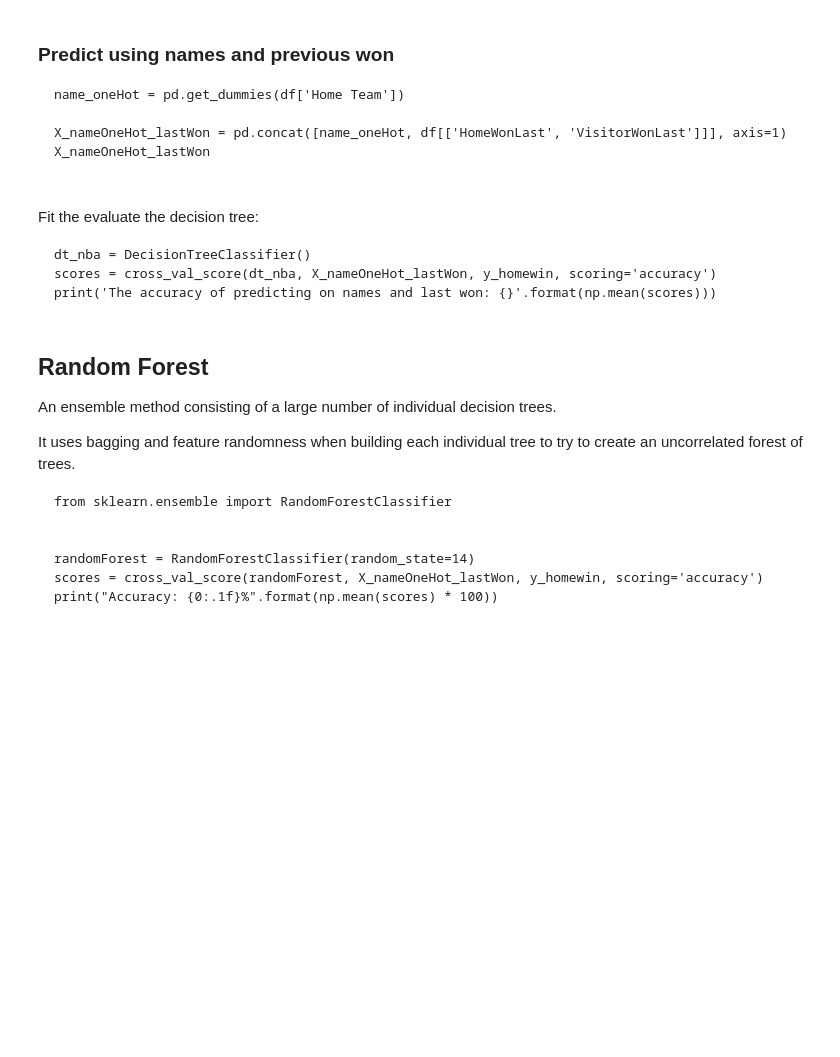
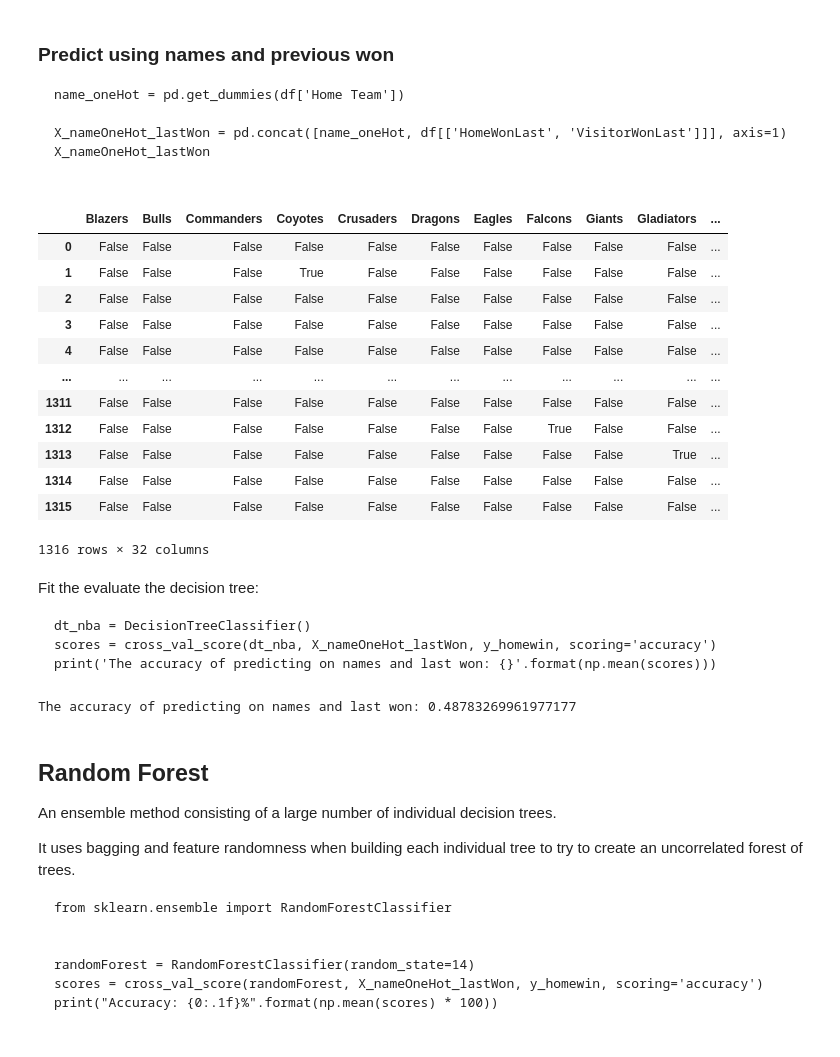
Before and after one commit to dornercr/INFO371, a Jupyter notebook: INFO371_Week5_FeatureE_CrossV.ipynb, the cells around one changed output. Drawn from its saved outputs; the diff is of its cells as text; code cells hidden in the pictures; blank space fills up the shorter version.

````diff
--- a/INFO371_Week5_FeatureE_CrossV.ipynb
+++ b/INFO371_Week5_FeatureE_CrossV.ipynb
@@ -54,6 +89,8 @@ df.head()
 ```
 df["HomeWin"] = df["VisitorPts"] < df["HomePts"]
 ```
+# %%
+df["HomeWin"] = df["VisitorPts"] < df["HomePts"]
 # %% [markdown]
 ## Extract the target values
 
@@ -198,6 +345,9 @@ Initialize two new columns with False (0) values:
 df['HomeWonLast'] = 0 # did the home team win its last game?
 df['VisitorWonLast'] = 0 # did the visitor team win its last game?
 ```
+# %%
+df['HomeWonLast'] = 0 # did the home team win its last game?
+df['VisitorWonLast'] = 0 # did the visitor team win its last game?
 # %% [markdown]
 Use a dictionary to compute the correct values:
 
@@ -205,6 +355,9 @@ Use a dictionary to compute the correct values:
 from collections import defaultdict
 won_last = defaultdict(int)
 ```
+# %%
+from collections import defaultdict
+won_last = defaultdict(int)
 # %% [markdown]
 An algorithm for computing the value whether the home team won last game:
 ```
@@ -216,6 +369,14 @@ for index, row in df.sort_values("Date").iterrows():
     won_last[home_team] = int(row['HomeWin'])
     won_last[visitor_team] = 1- int(row['HomeWin'])
 ```
+# %%
+for index, row in df.sort_values("Date").iterrows():
+    home_team = row['Home Team']
+    visitor_team = row['Visitor Team']
+    df.at[index, 'HomeWonLast'] = won_last[home_team]
+    df.at[index, 'VisitorWonLast'] = won_last[visitor_team]
+    won_last[home_team] = int(row['HomeWin'])
+    won_last[visitor_team] = 1- int(row['HomeWin'])
 # %% [markdown]
 ### Predict using HomeWonLast and VisitorWonLast
 
@@ -239,6 +410,25 @@ X_nameOneHot_lastWon = pd.concat([name_oneHot, df[['HomeWonLast', 'VisitorWonLas
 X_nameOneHot_lastWon
 
 ```
+# %%
+name_oneHot = pd.get_dummies(df['Home Team'])
+
+X_nameOneHot_lastWon = pd.concat([name_oneHot, df[['HomeWonLast', 'VisitorWonLast']]], axis=1)
+X_nameOneHot_lastWon
+# %% [output]
+|  | Blazers | Bulls | Commanders | Coyotes | Crusaders | Dragons | Eagles | Falcons | Giants | Gladiators | ... |
+| 0 | False | False | False | False | False | False | False | False | False | False | ... |
+| 1 | False | False | False | True | False | False | False | False | False | False | ... |
+| 2 | False | False | False | False | False | False | False | False | False | False | ... |
+| 3 | False | False | False | False | False | False | False | False | False | False | ... |
+| 4 | False | False | False | False | False | False | False | False | False | False | ... |
+| ... | ... | ... | ... | ... | ... | ... | ... | ... | ... | ... | ... |
+| 1311 | False | False | False | False | False | False | False | False | False | False | ... |
+| 1312 | False | False | False | False | False | False | False | True | False | False | ... |
+| 1313 | False | False | False | False | False | False | False | False | False | True | ... |
+| 1314 | False | False | False | False | False | False | False | False | False | False | ... |
+| 1315 | False | False | False | False | False | False | False | False | False | False | ... |
+1316 rows × 32 columns
 # %% [markdown]
 Fit the evaluate the decision tree:
 ```
@@ -246,6 +436,12 @@ dt_nba = DecisionTreeClassifier()
 scores = cross_val_score(dt_nba, X_nameOneHot_lastWon, y_homewin, scoring='accuracy')
 print('The accuracy of predicting on names and last won: {}'.format(np.mean(scores)))
 ```
+# %%
+dt_nba = DecisionTreeClassifier()
+scores = cross_val_score(dt_nba, X_nameOneHot_lastWon, y_homewin, scoring='accuracy')
+print('The accuracy of predicting on names and last won: {}'.format(np.mean(scores)))
+# %% [output]
+The accuracy of predicting on names and last won: 0.48783269961977177
 # %% [markdown]
 ## Random Forest
 An ensemble method consisting of a large number of individual decision trees.
````
Also changed, not shown: parts of 31 cells of this notebook.
